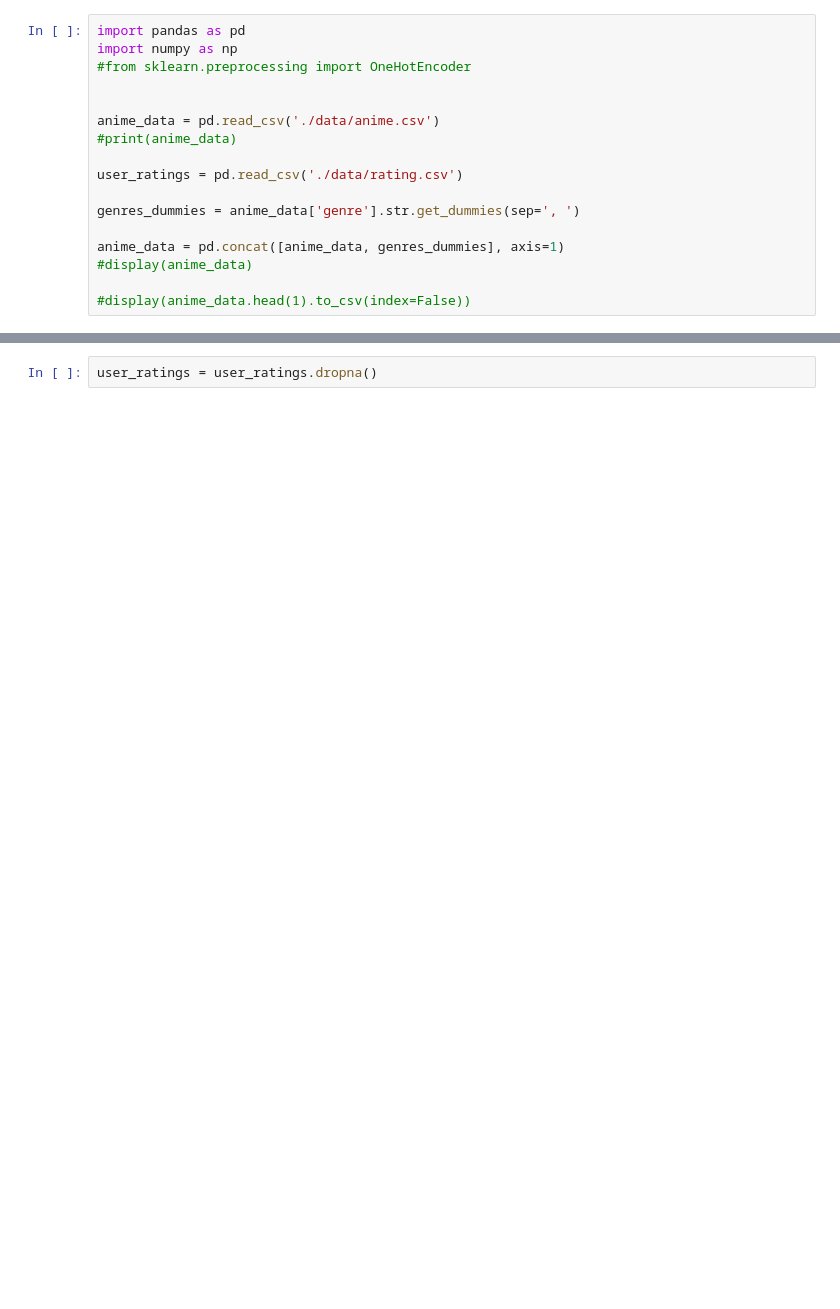
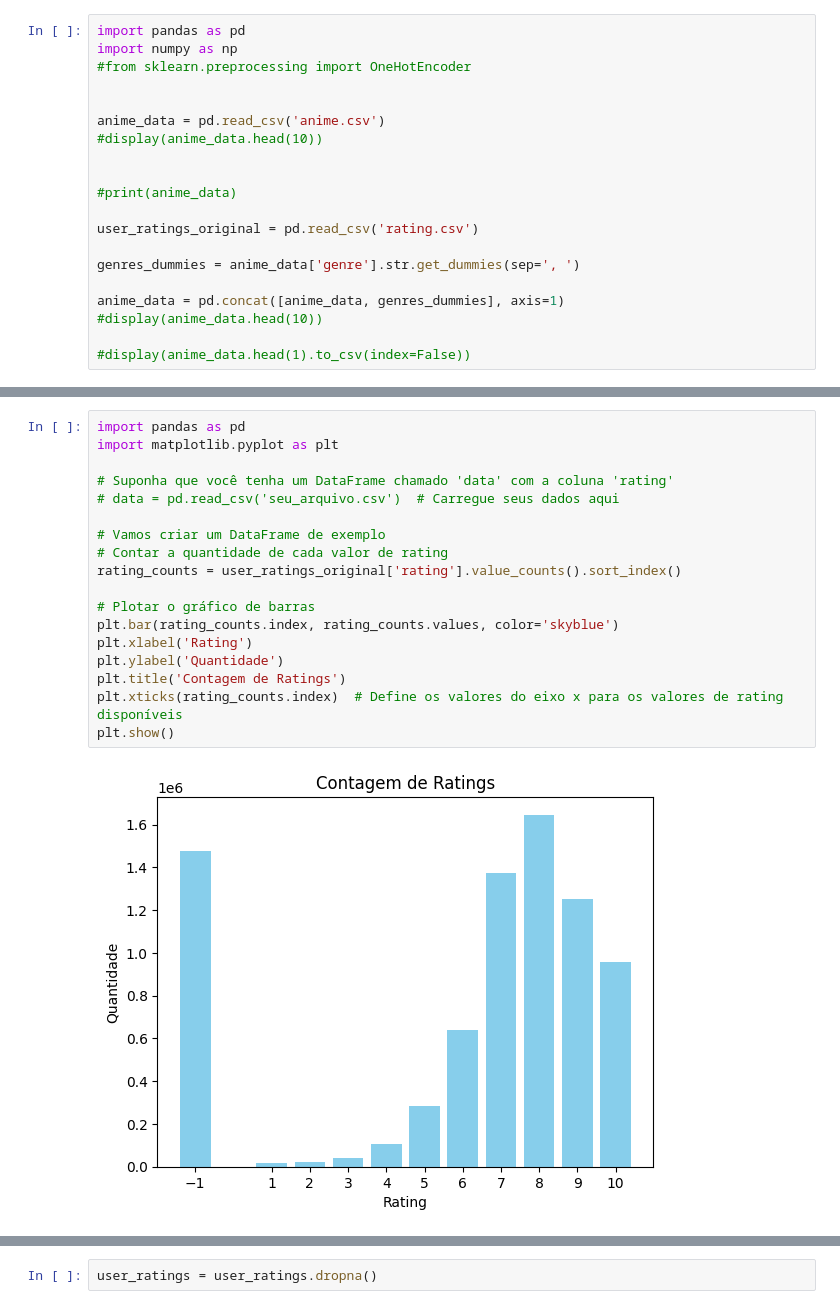
Before and after one commit to phosilva02/tp-bcc409, a Jupyter notebook: src/recomendacao.ipynb, the cells around one changed output, grey strips where cells are left out. Saved outputs shown, nothing was run; the diff lists cells and outputs as text; blank space fills up the shorter version.

```diff
--- a/src/recomendacao.ipynb
+++ b/src/recomendacao.ipynb
@@ -4,15 +32,18 @@ import numpy as np
 #from sklearn.preprocessing import OneHotEncoder
 
 
-anime_data = pd.read_csv('./data/anime.csv')
+anime_data = pd.read_csv('anime.csv')
+#display(anime_data.head(10))
+
+
 #print(anime_data)
 
-user_ratings = pd.read_csv('./data/rating.csv')
+user_ratings_original = pd.read_csv('rating.csv')
 
 genres_dummies = anime_data['genre'].str.get_dummies(sep=', ')
 
 anime_data = pd.concat([anime_data, genres_dummies], axis=1)
-#display(anime_data)
+#display(anime_data.head(10))
 
 #display(anime_data.head(1).to_csv(index=False))
 # %%
@@ -31,4 +62,24 @@ display(user_ratings)
 | 7813735 | 73516 | 790 | 9 |
 | 7813736 | 73516 | 8074 | 9 |
 7813737 rows × 3 columns
+# %%
+import pandas as pd
+import matplotlib.pyplot as plt
+
+# Suponha que você tenha um DataFrame chamado 'data' com a coluna 'rating'
+# data = pd.read_csv('seu_arquivo.csv')  # Carregue seus dados aqui
+
+# Vamos criar um DataFrame de exemplo
+# Contar a quantidade de cada valor de rating
+rating_counts = user_ratings_original['rating'].value_counts().sort_index()
+
+# Plotar o gráfico de barras
+plt.bar(rating_counts.index, rating_counts.values, color='skyblue')
+plt.xlabel('Rating')
+plt.ylabel('Quantidade')
+plt.title('Contagem de Ratings')
+plt.xticks(rating_counts.index)  # Define os valores do eixo x para os valores de rating disponíveis
+plt.show()
+# %% [output]
+[figure, added]
 # %%
```
Also changed, not shown: parts of 17 cells of this notebook.
